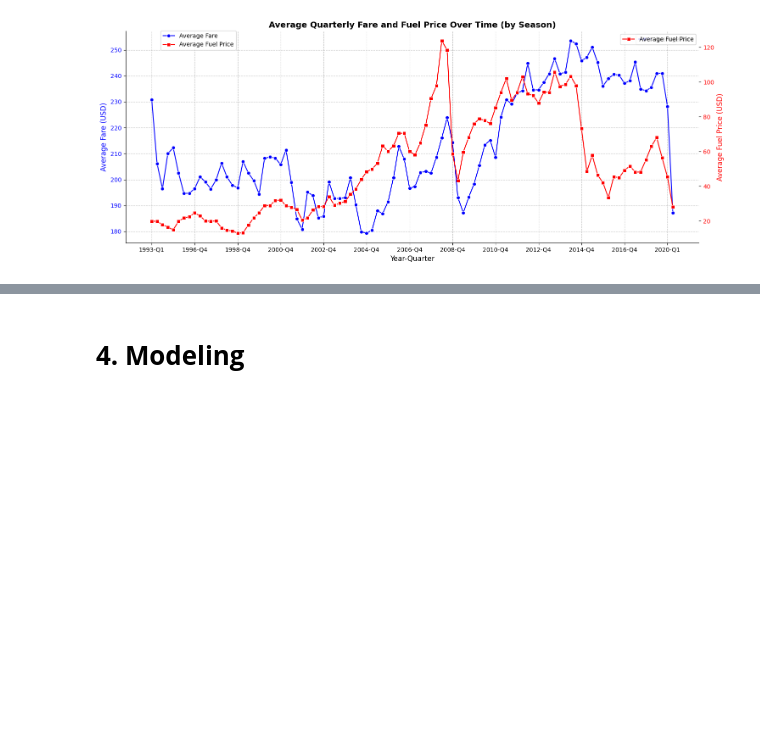
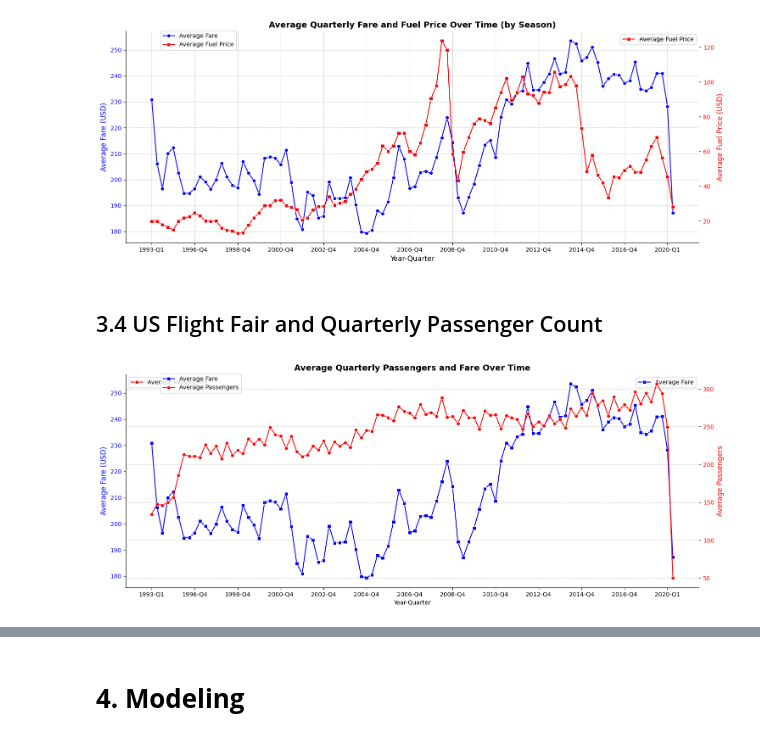
Before and after one commit to jbwenjoy/000545000, a Jupyter notebook: CIS_545_Final.ipynb, the cells around one changed output, grey strips where cells are left out. Drawn from its saved outputs; the diff is of its cells as text; code cells hidden in the pictures; blank space fills up the shorter version.

```diff
--- a/CIS_545_Final.ipynb
+++ b/CIS_545_Final.ipynb
@@ -429,3 +456,45 @@ plt.xticks(rotation=45)  # Rotate x-axis labels for better readability
 plt.show()
 # %% [output]
 [figure]
+# %% [markdown]
+## 3.4 US Flight Fair and Quarterly Passenger Count
+# %%
+import matplotlib.pyplot as plt
+import seaborn as sns
+import pandas as pd
+
+avg_passengers_per_quarter = df.groupby(['Year', 'quarter'])['passengers'].mean().reset_index()
+avg_fare_per_quarter = df.groupby(['Year', 'quarter'])['fare'].mean().reset_index()
+
+avg_passengers_per_quarter = avg_passengers_per_quarter.rename(columns={'quarter': 'Quarter'})
+avg_fare_per_quarter = avg_fare_per_quarter.rename(columns={'quarter': 'Quarter'})
+
+merged_df = pd.merge(avg_passengers_per_quarter, avg_fare_per_quarter, on=['Year', 'Quarter'], how='inner')
+merged_df['Year-Quarter'] = merged_df['Year'].astype(str) + '-Q' + merged_df['Quarter'].astype(str)
+
+
+fig, ax1 = plt.subplots(figsize=(15, 6))
+sns.lineplot(x='Year-Quarter', y='fare', data=merged_df, marker='s', color='blue', ax=ax1, label='Average Fare')
+ax1.set_ylabel('Average Fare (USD)', color='blue', fontsize=12)
+ax1.tick_params(axis='y', labelcolor='blue')
+
+ax2 = ax1.twinx()
+sns.lineplot(x='Year-Quarter', y='passengers', data=merged_df, marker='o', color='red', ax=ax2, label='Average Passengers')
+ax2.set_xlabel('Year-Quarter', fontsize=12)
+ax2.set_ylabel('Average Passengers', color='red', fontsize=12)
+ax2.tick_params(axis='y', labelcolor='red')
+ax2.grid(True, linestyle='--', alpha=0.7)
+
+ax2.spines['right'].set_visible(True)
+ax2.spines['right'].set_color('red')
+
+plt.title('Average Quarterly Passengers and Fare Over Time', fontsize=14, fontweight='bold')
+fig.legend(loc="upper left", bbox_to_anchor=(0.1, 0.95))
+plt.xticks(rotation=45)
+ax1.xaxis.set_major_locator(plt.MaxNLocator(15))
+sns.despine()
+plt.tight_layout()
+
+plt.show()
+# %% [output]
+[figure, added]
```
Also changed, not shown: parts of 27 cells of this notebook.
